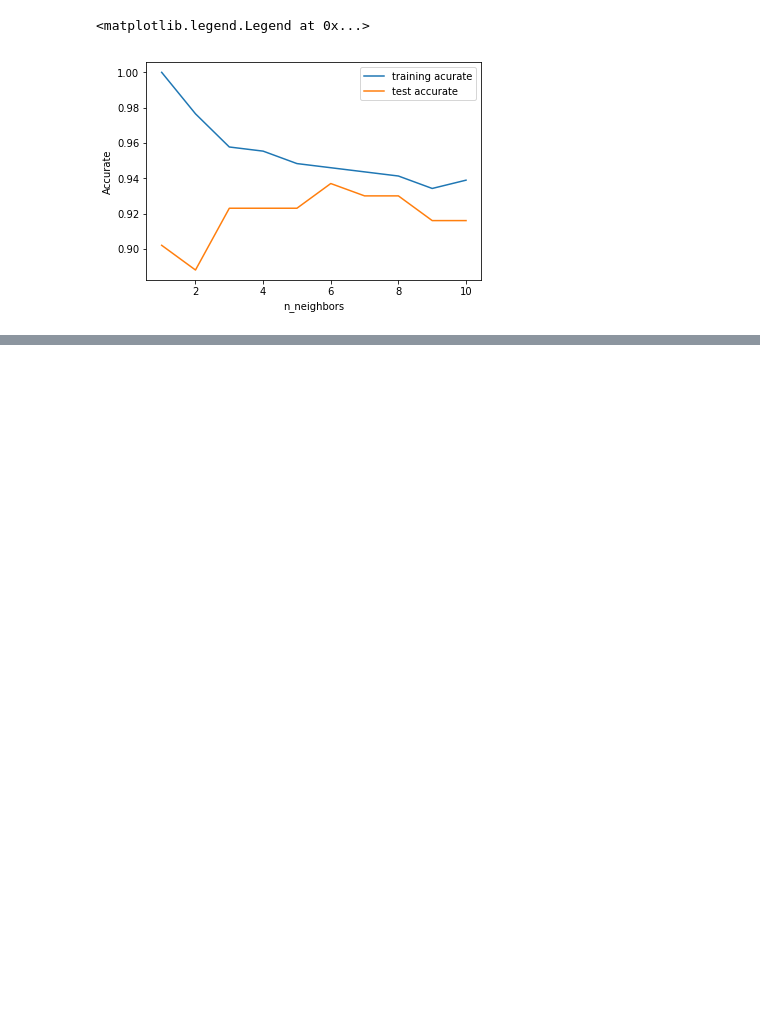
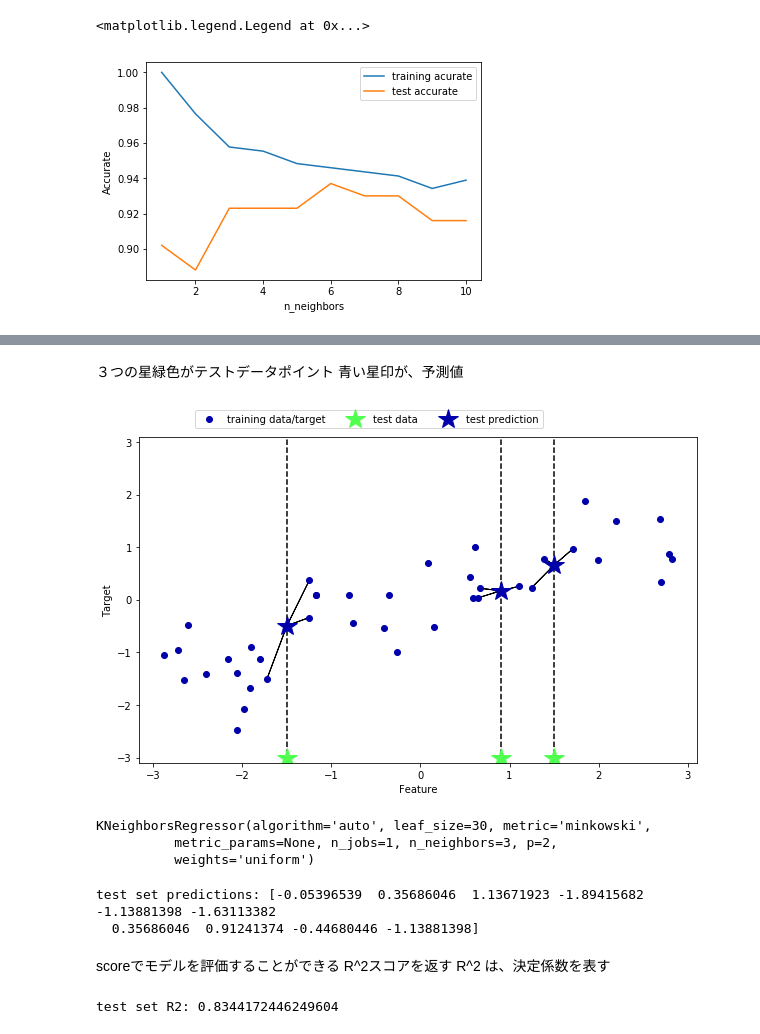
Before and after one commit to kinshotomoya/python_machine_learning, a Jupyter notebook: machine_learning/教師あり学習.ipynb, the cells around one changed output, grey strips where cells are left out. Cells and saved outputs as stored; diff of their text form; code cells hidden in the pictures; blank space fills up the shorter version.

```diff
--- a/machine_learning/教師あり学習.ipynb
+++ b/machine_learning/教師あり学習.ipynb
@@ -201,0 +208,7 @@ plt.legend()
+# %% [markdown]
+３つの星緑色がテストデータポイント
+青い星印が、予測値
+# %%
+mglearn.plots.plot_knn_regression(n_neighbors=3)
+# %% [output]
+[figure, added]
@@ -201,0 +220,21 @@ plt.legend()
+# %%
+reg = KNeighborsRegressor(n_neighbors=3)
+reg.fit(X_train, y_train)
+# %% [output]
+KNeighborsRegressor(algorithm='auto', leaf_size=30, metric='minkowski',
+          metric_params=None, n_jobs=1, n_neighbors=3, p=2,
+          weights='uniform')
+# %%
+# テストデータに対する精度
+print("test set predictions: {}".format(reg.predict(X_test)))
+# %% [output]
+test set predictions: [-0.05396539  0.35686046  1.13671923 -1.89415682 -1.13881398 -1.63113382
+  0.35686046  0.91241374 -0.44680446 -1.13881398]
+# %% [markdown]
+scoreでモデルを評価することができる
+R^2スコアを返す
+R^2 は、決定係数を表す
+# %%
+print("test set R2: {}".format(reg.score(X_test, y_test)))
+# %% [output]
+test set R2: 0.8344172446249604
```
Also changed, not shown: parts of 8 cells of this notebook.
